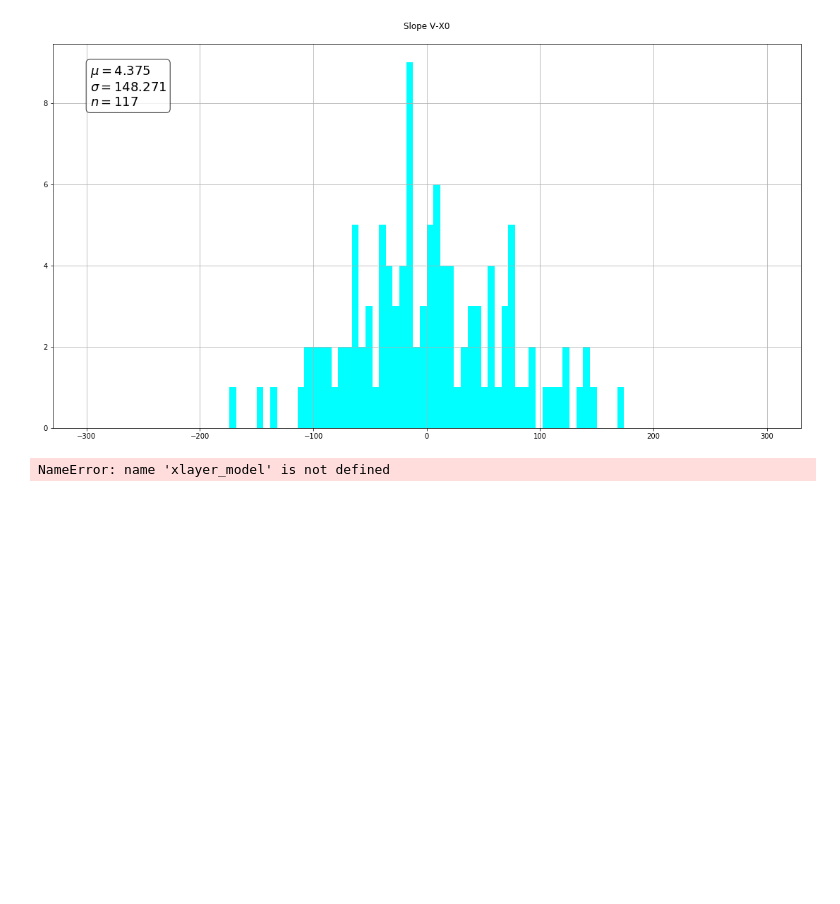
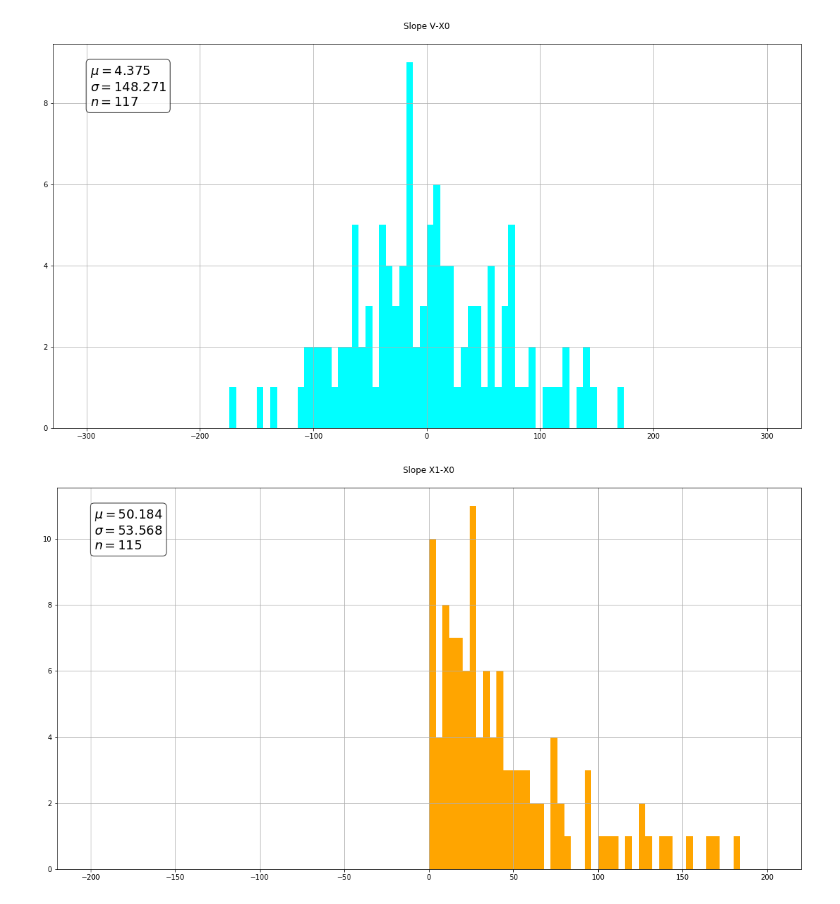
Before and after one commit to gabrielcammany/LHCb-CERN, a Jupyter notebook: notebooks/reconstruction/Reconstruction_Study.ipynb, the cells around one changed output. Drawn from its saved outputs; the diff is of its cells as text; code cells hidden in the pictures; blank space fills up the shorter version.

```diff
--- a/notebooks/reconstruction/Reconstruction_Study.ipynb
+++ b/notebooks/reconstruction/Reconstruction_Study.ipynb
@@ -508,31 +409,34 @@ histogram(Y_plot, 'cyan', -300, 300, 'Slope V-X0', '', '')
 # %% [output]
 [figure]
 # %%
+with CustomObjectScope({'GlorotUniform': glorot_uniform()}):
+        xlayer_model = load_model('./models/xlayer_model.h5')
+
 X_plot = []
 Y_plot = []
 
 event_hits = mc_hits[mc_hits[:,13] < events[1]]
 
 # For each particle of a given event
 for particle in event_hits:
     if (len(particle[5]) > 1):
         # Extract only 12 hits, as some of them are really close
 
         X_final = np.zeros(12)
         actual = -1
         for i in range(0, len(particle[5])):
             if (actual != particle[8][i]):
                 X_final[actual + 1] = particle[5][i]
                 actual = particle[8][i]
 
         if (X_final[3] == 0):
             continue
 
         predicted = (xlayer_model.predict(np.array([X_final[0], 0]).reshape(1,-1)))[0]
 
-        Y_plot.append(predicted[1] - X_final[2])
+        Y_plot.append(np.abs(predicted[2] - X_final[3]))
         #print("Range: %f Pred: %f Found: %d" % (search_range,predicted,found_bool))
 
-histogram(Y_plot, 'orange', -600, 600, 'Slope X1-X0', '', '')
+histogram(Y_plot, 'orange', -200, 200, 'Slope X1-X0', '', '')
 # %% [output]
-NameError: name 'xlayer_model' is not defined
+[figure, added]
```
Also changed, not shown: parts of 3 cells of this notebook, 6 other files.
